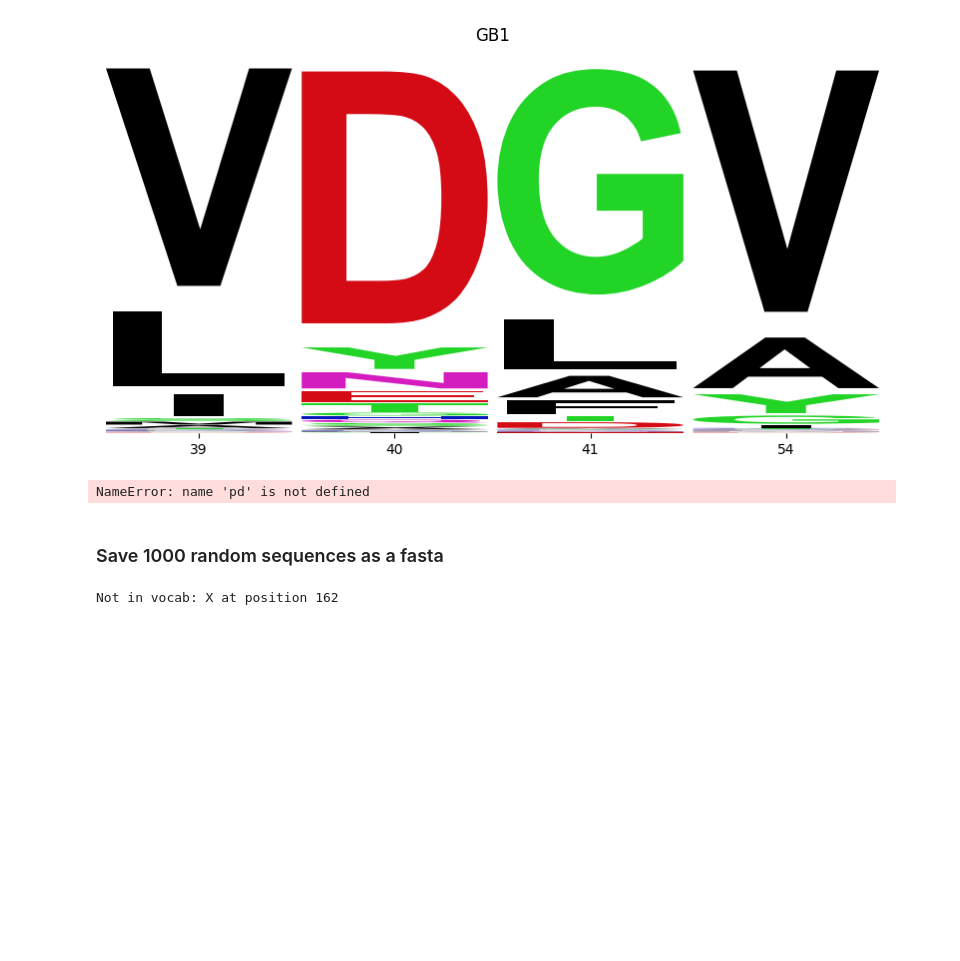
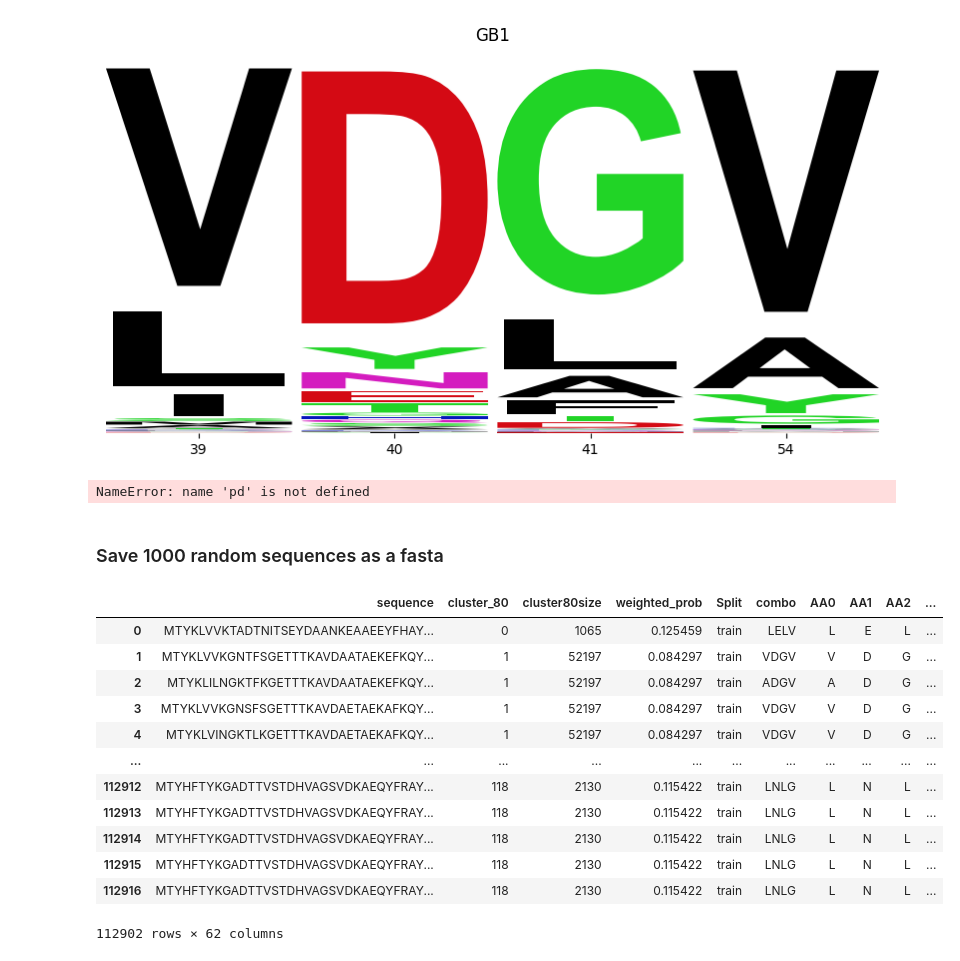
Before and after one commit to Komod0D/SGPO, a Jupyter notebook: data/hmmer_processing.ipynb, the cells around one changed output. Cells and saved outputs as stored; diff of their text form; code cells hidden in the pictures; blank space fills up the shorter version.

```diff
--- a/data/hmmer_processing.ipynb
+++ b/data/hmmer_processing.ipynb
@@ -80,8 +80,8 @@ Number of sequences in phmmer/CreiLOV_alignment.a2m: 59918
 method = "jackhmmer"
 protein = "GB1"
 # %%
-sequences = SeqIO.parse(f"hmmer/{method}/{protein}/alignment.a2m", "fasta")  #alignment with dashes
-#sequences = SeqIO.parse(f"hmmer/{method}/{protein}/alignment.fasta", "fasta") #aligned portions of sequences
+#sequences = SeqIO.parse(f"hmmer/{method}/{protein}/alignment.a2m", "fasta")  #alignment with dashes (use this with the diffusion models)
+sequences = SeqIO.parse(f"hmmer/{method}/{protein}/alignment.fasta", "fasta") #aligned portions of sequences (use this with the language models)
 #sequences = SeqIO.parse(f"hmmer/{method}/{protein}_seqs.fasta", "fasta") #full sequences
 
 seqs=list(set([str(s.seq) for s in sequences]))
@@ -91,7 +91,7 @@ for i in range(0, len(seqs)):
     #remove lower case letters
     seqs[i] = ''.join([i for i in seqs[i] if not i.islower()])
     #replace dashes with corresponding amino acids in parent sequence
-    seqs[i] = ''.join([parent_sequence.seq[j] if i == '-' else i for j, i in enumerate(seqs[i])])
+    seqs[i] = ''.join([parent_sequence.seq[j] if i == '-' else i for j, i in enumerate(seqs[i])]) #use this with the diffusion models
 
 #drop sequences with length too short compared to WT
 print(len(seqs))
@@ -339,9 +339,11 @@ def map_back(seq, sites):
     return mapped_seq
 # %%
 np.random.seed(42)
-for name in ["TrpB/MSA", "CreiLOV/MSA"]:
+for name in ["GB1/MSA"]: #["TrpB/MSA", "CreiLOV/MSA"]:
     df = pd.read_csv(f"{name}.csv")
     df = df[df["Split"] == "train"]
+    #drop sequences that contain X
+    df = df[~df["sequence"].str.contains("X")]
     #sample 1000 rows
     df = df.sample(1000, random_state=42)
     #save to fasta
@@ -349,8 +351,27 @@ for name in ["TrpB/MSA", "CreiLOV/MSA"]:
         df["sequence"] = df["sequence"].apply(lambda x: map_back(x, sites))
     #check rows for characters not in vocab
 
-    with open(f"{name}/sample.fasta", "w") as f:
+    with open(f"{name}_sample.fasta", "w") as f:
         for i, row in df.iterrows():
             f.write(f">{i}\n{row['sequence']}\n")
-# %% [output]
-Not in vocab: X at position 162
+# %%
+for name in ["GB1/MSA"]: #["TrpB/MSA", "CreiLOV/MSA"]:
+    df = pd.read_csv(f"{name}.csv")
+    df = df[df["Split"] == "train"]
+    #drop sequences that contain X
+    #df = df[~df["sequence"].str.contains("X")]
+df
+# %% [output]
+|  | sequence | cluster_80 | cluster80size | weighted_prob | Split | combo | AA0 | AA1 | AA2 | ... |
+| 0 | MTYKLVVKTADTNITSEYDAANKEAAEEYFHAY... | 0 | 1065 | 0.125459 | train | LELV | L | E | L | ... |
+| 1 | MTYKLVVKGNTFSGETTTKAVDAATAEKEFKQY... | 1 | 52197 | 0.084297 | train | VDGV | V | D | G | ... |
+| 2 | MTYKLILNGKTFKGETTTKAVDAATAEKEFKQY... | 1 | 52197 | 0.084297 | train | ADGV | A | D | G | ... |
+| 3 | MTYKLVVKGNSFSGETTTKAVDAETAEKAFKQY... | 1 | 52197 | 0.084297 | train | VDGV | V | D | G | ... |
+| 4 | MTYKLVINGKTLKGETTTKAVDAETAEKAFKQY... | 1 | 52197 | 0.084297 | train | VDGV | V | D | G | ... |
+| ... | ... | ... | ... | ... | ... | ... | ... | ... | ... | ... |
+| 112912 | MTYHFTYKGADTTVSTDHVAGSVDKAEQYFRAY... | 118 | 2130 | 0.115422 | train | LNLG | L | N | L | ... |
+| 112913 | MTYHFTYKGADTTVSTDHVAGSVDKAEQYFRAY... | 118 | 2130 | 0.115422 | train | LNLG | L | N | L | ... |
+| 112914 | MTYHFTYKGADTTVSTDHVAGSVDKAEQYFRAY... | 118 | 2130 | 0.115422 | train | LNLG | L | N | L | ... |
+| 112915 | MTYHFTYKGADTTVSTDHVAGSVDKAEQYFRAY... | 118 | 2130 | 0.115422 | train | LNLG | L | N | L | ... |
+| 112916 | MTYHFTYKGADTTVSTDHVAGSVDKAEQYFRAY... | 118 | 2130 | 0.115422 | train | LNLG | L | N | L | ... |
+112902 rows × 62 columns
```
Also changed, not shown: parts of 2 cells of this notebook, 10 other files.
